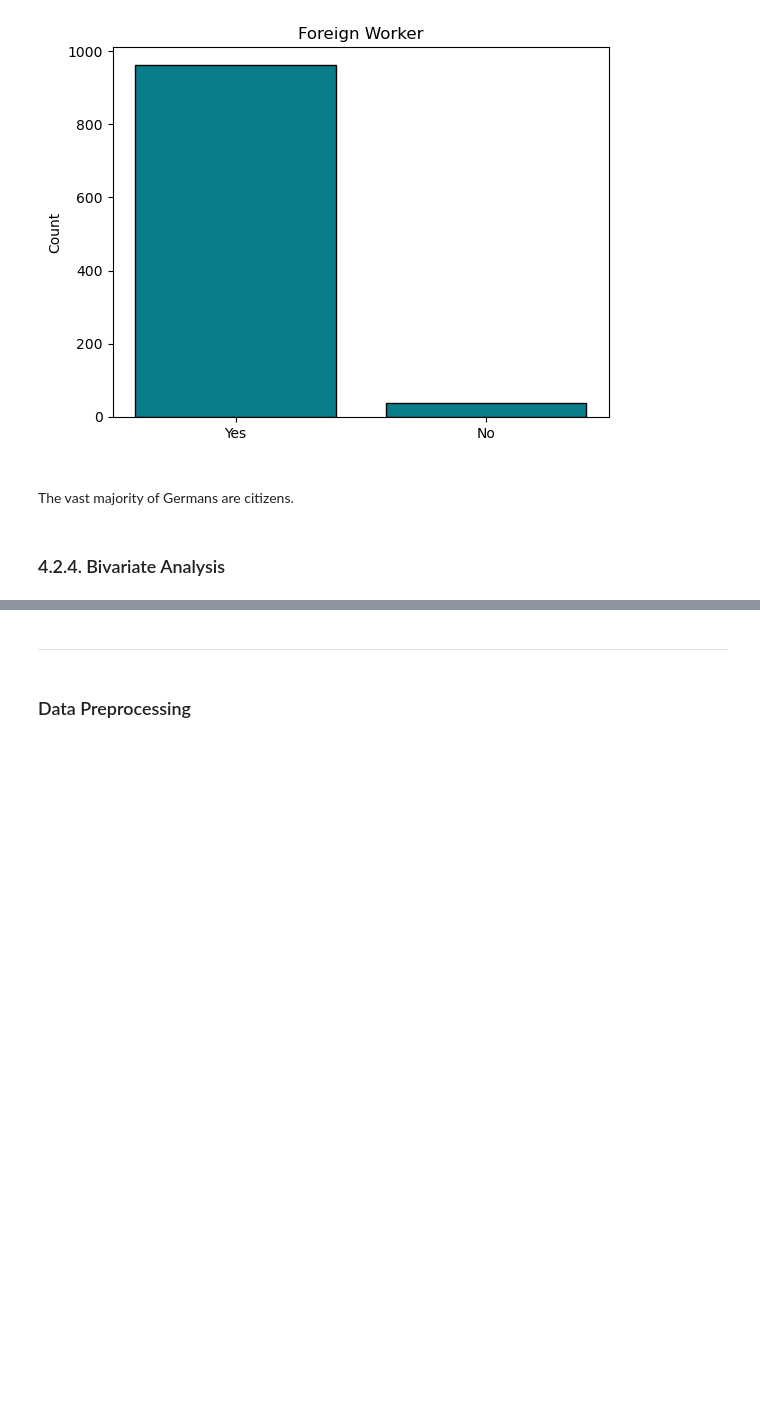
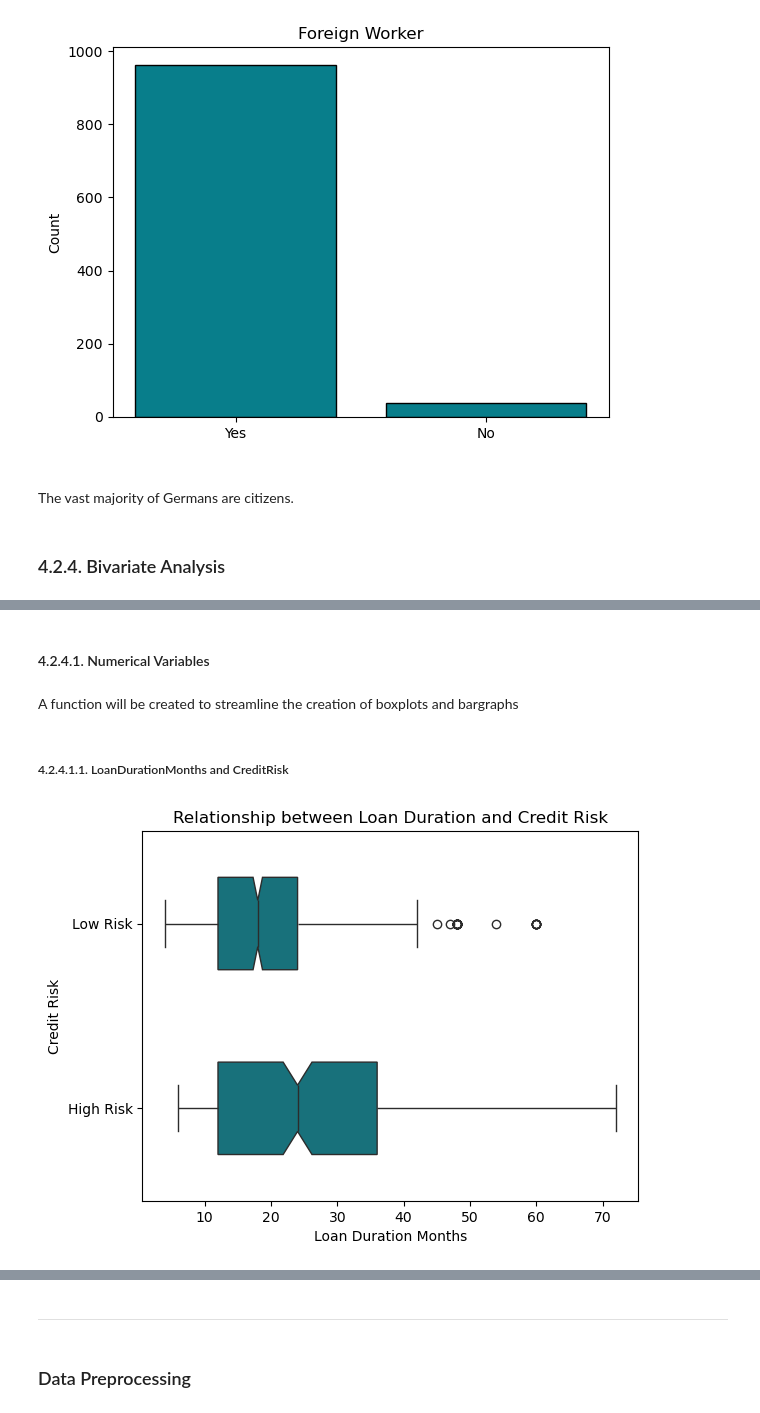
Before and after one commit to SMemic4/Credit-Risk-Classification, a Jupyter notebook: notebooks/credit_card_risk_classificaiton.ipynb, the cells around one changed output, grey strips where cells are left out. Saved outputs shown, nothing was run; the diff lists cells and outputs as text; code cells hidden in the pictures; blank space fills up the shorter version.

```diff
--- a/notebooks/credit_card_risk_classificaiton.ipynb
+++ b/notebooks/credit_card_risk_classificaiton.ipynb
@@ -930,3 +934,7 @@ bar_graph(X = X['ForeignWorker'],
 The vast majority of Germans are citizens.
 # %% [markdown]
 ### 4.2.4. Bivariate Analysis
+# %%
+df = X.copy()
+df['CreditRisk'] = y
+df.head()
@@ -932,0 +949,4 @@ The vast majority of Germans are citizens.
+# %% [markdown]
+#### 4.2.4.1. Numerical Variables
+# %% [markdown]
+A function will be created to streamline the creation of boxplots and bargraphs
@@ -932,0 +1035,12 @@ The vast majority of Germans are citizens.
+# %% [markdown]
+##### 4.2.4.1.1. LoanDurationMonths and CreditRisk
+# %%
+boxplot(data = df,
+        x = 'LoanDurationMonths',
+        y = 'CreditRisk',
+        xlabel = 'Loan Duration Months',
+        ylabel = 'Credit Risk',
+        title = 'Relationship between Loan Duration and Credit Risk',
+        filename = 'LoanDuration_CreditRisk_boxplot.png')
+# %% [output]
+[figure, added]
```
Also changed, not shown: parts of 82 cells of this notebook, 23 other files.
